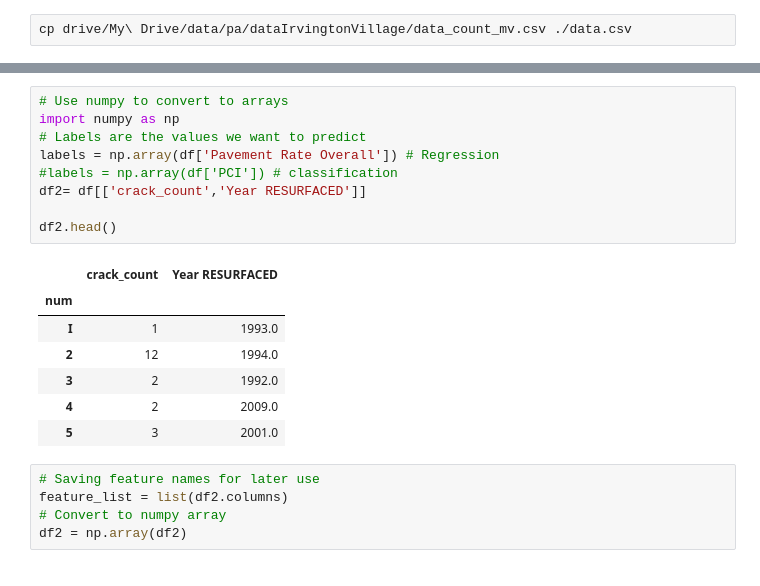
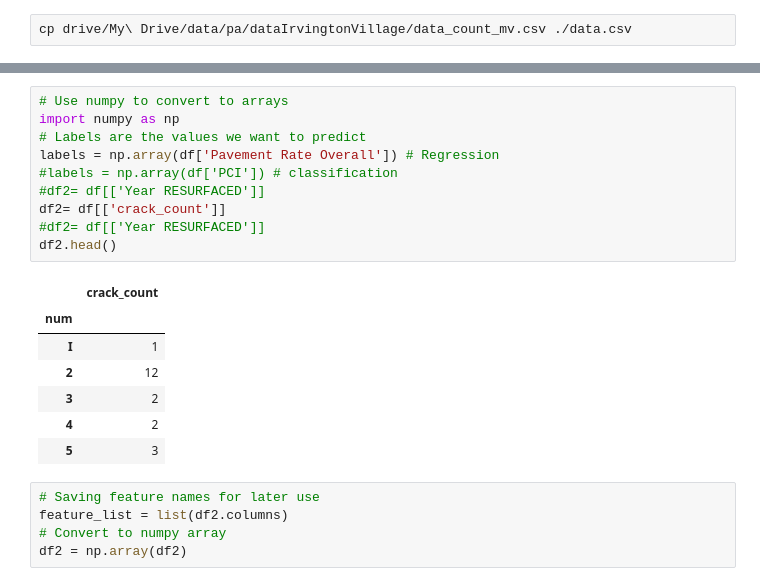
Before and after one commit to mounesi/pa, a Jupyter notebook: notebooks/regressionAnalysisIrvingtonVillage.ipynb, the cells around one changed output, grey strips where cells are left out. Cells and saved outputs as stored; diff of their text form.

```diff
--- a/notebooks/regressionAnalysisIrvingtonVillage.ipynb
+++ b/notebooks/regressionAnalysisIrvingtonVillage.ipynb
@@ -42,20 +40,21 @@ df3 = df['maintenance level'].value_counts()
 # %%
 # Use numpy to convert to arrays
 import numpy as np
 # Labels are the values we want to predict
 labels = np.array(df['Pavement Rate Overall']) # Regression
 #labels = np.array(df['PCI']) # classification
-df2= df[['crack_count','Year RESURFACED']]
-
+#df2= df[['Year RESURFACED']]
+df2= df[['crack_count']]
+#df2= df[['Year RESURFACED']]
 df2.head()
 # %% [output]
-|  | crack_count | Year RESURFACED |
-| num |  |  |
-| I | 1 | 1993.0 |
-| 2 | 12 | 1994.0 |
-| 3 | 2 | 1992.0 |
-| 4 | 2 | 2009.0 |
-| 5 | 3 | 2001.0 |
+|  | crack_count |
+| num |  |
+| I | 1 |
+| 2 | 12 |
+| 3 | 2 |
+| 4 | 2 |
+| 5 | 3 |
 # %%
 # Saving feature names for later use
 feature_list = list(df2.columns)
```
Also changed, not shown: parts of 23 cells of this notebook.
